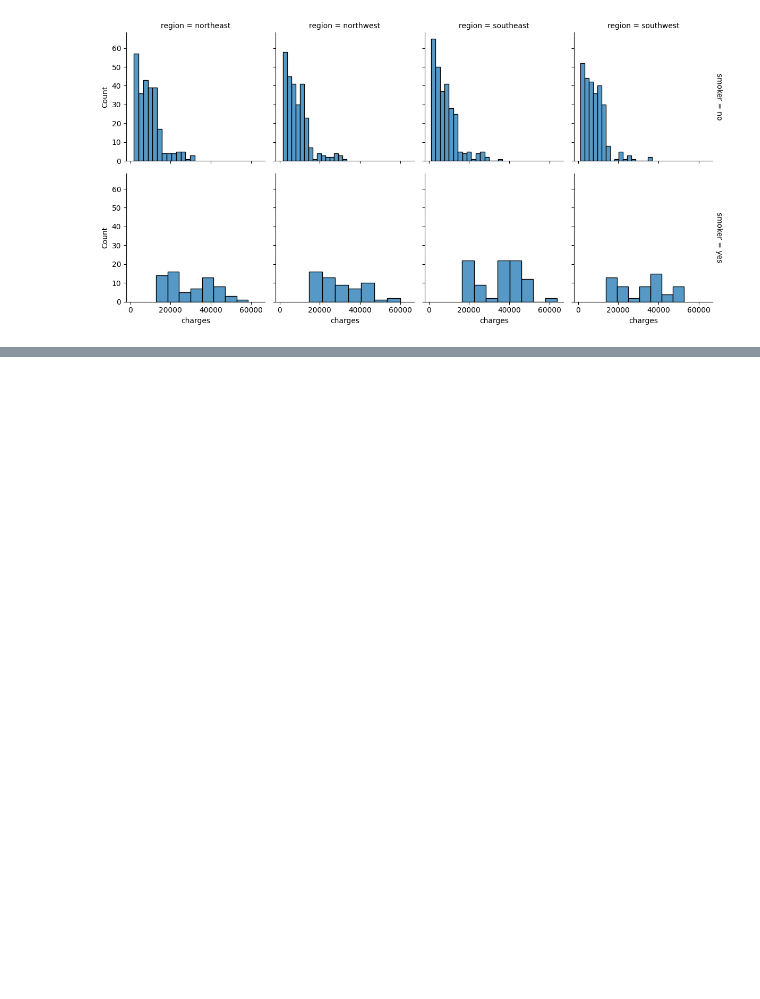
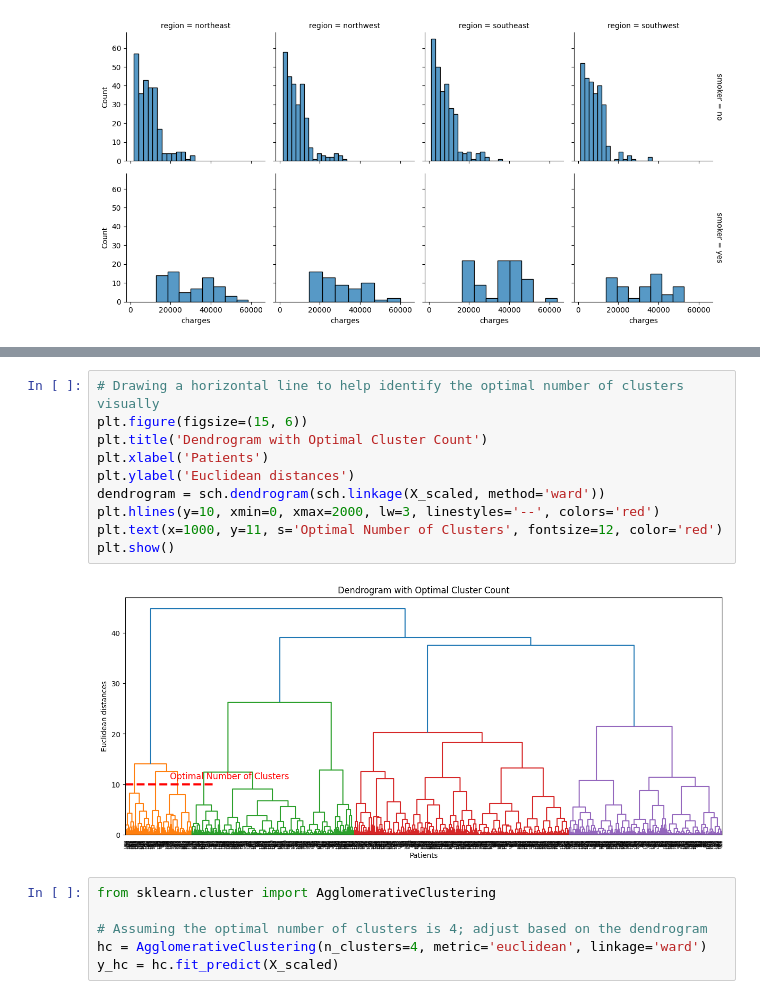
Before and after one commit to telvinmj/EDA, a Jupyter notebook: Eda_da.ipynb, the cells around one changed output, grey strips where cells are left out. Saved outputs shown, nothing was run; the diff lists cells and outputs as text; blank space fills up the shorter version.

```diff
--- a/Eda_da.ipynb
+++ b/Eda_da.ipynb
@@ -227,0 +282,18 @@ plt.show()
+# %%
+# Drawing a horizontal line to help identify the optimal number of clusters visually
+plt.figure(figsize=(15, 6))
+plt.title('Dendrogram with Optimal Cluster Count')
+plt.xlabel('Patients')
+plt.ylabel('Euclidean distances')
+dendrogram = sch.dendrogram(sch.linkage(X_scaled, method='ward'))
+plt.hlines(y=10, xmin=0, xmax=2000, lw=3, linestyles='--', colors='red')
+plt.text(x=1000, y=11, s='Optimal Number of Clusters', fontsize=12, color='red')
+plt.show()
+# %% [output]
+[figure, added]
+# %%
+from sklearn.cluster import AgglomerativeClustering
+
+# Assuming the optimal number of clusters is 4; adjust based on the dendrogram
+hc = AgglomerativeClustering(n_clusters=4, metric='euclidean', linkage='ward')
+y_hc = hc.fit_predict(X_scaled)
```
Also changed, not shown: parts of 24 cells of this notebook.
